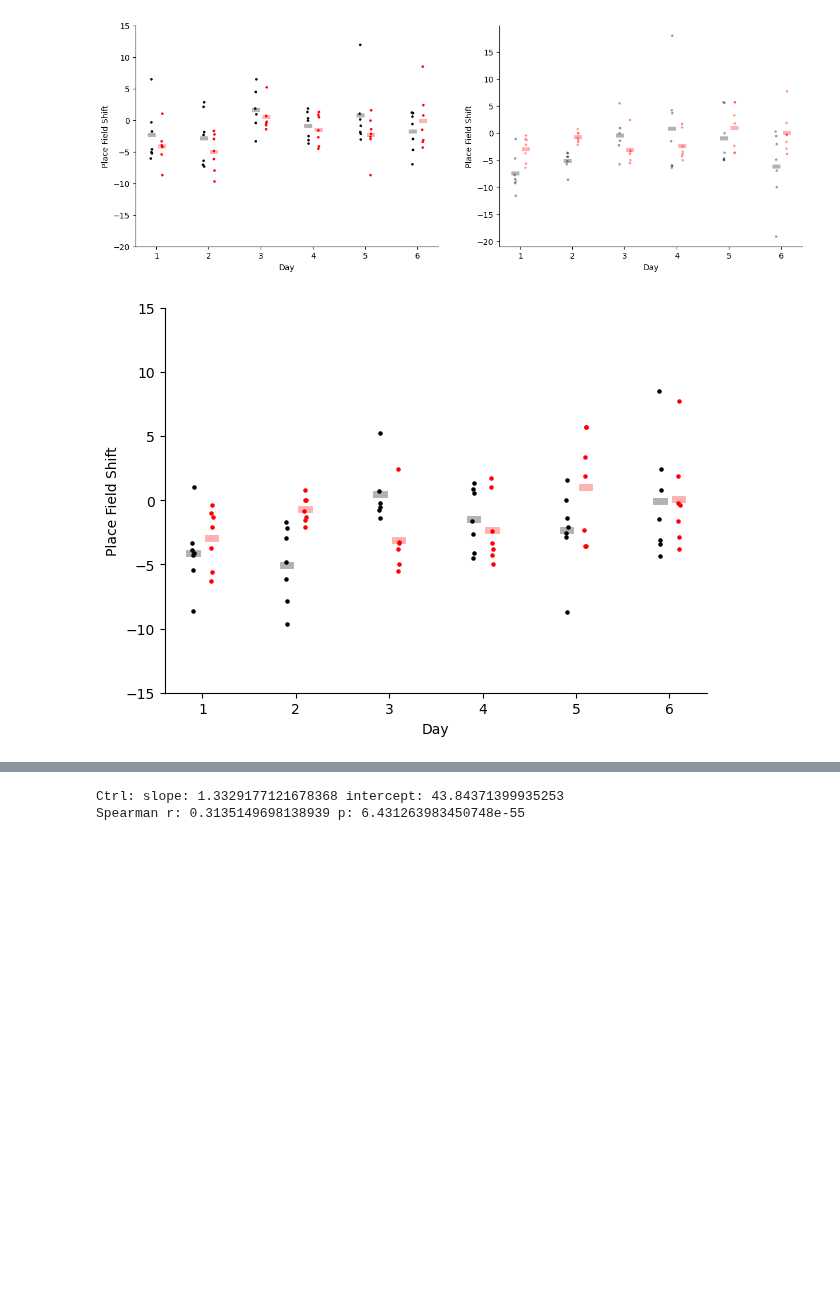
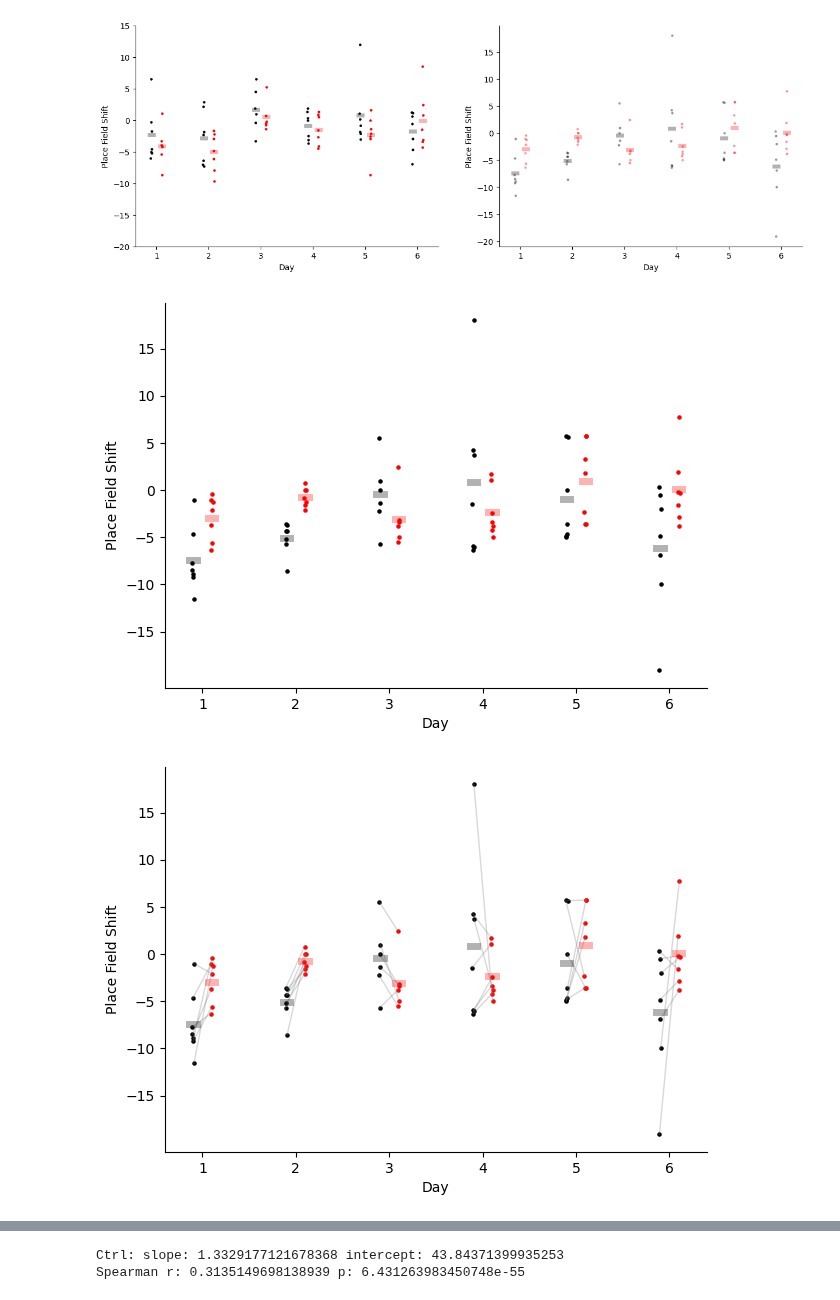
Before and after one commit to GiocomoLab/STX3KO_analyses, a Jupyter notebook: sparse_notebooks/ActiveNotebooks/SingleField_AcrossDays.ipynb, the cells around one changed output, grey strips where cells are left out. Cells and saved outputs as stored; diff of their text form; code cells hidden in the pictures; blank space fills up the shorter version.

```diff
--- a/sparse_notebooks/ActiveNotebooks/SingleField_AcrossDays.ipynb
+++ b/sparse_notebooks/ActiveNotebooks/SingleField_AcrossDays.ipynb
@@ -1015,7 +1053,7 @@ plot_arr = np.zeros([2, 2, 7, 6 ])
 
 for m, mouse in enumerate(sparse_mice):
     for day in range(6):
-        mask = (df_shifts['ko']==1) & (df_shifts['mouse'] == mouse) & (df_shifts['day']==day) & (df_shifts['nov']==0)#& (df_shifts['init_speed']>.05)
+        mask = (df_shifts['ko']==0) & (df_shifts['mouse'] == mouse) & (df_shifts['day']==day) & (df_shifts['nov']==1)#& (df_shifts['init_speed']>.05)
 
         shifts = df_shifts['shifts'].loc[mask ]
         plot_arr[0,0,m,day]=np.nanmean(10*shifts)
@@ -1060,4 +1098,61 @@ ax.set_xticklabels(np.arange(1,7))
 ax.set_yticks(np.arange(-15,20,5))
 fig.savefig(os.path.join(figdir, "nov_arm_field_shift_summary.pdf"))
 # %% [output]
-[figure, old version]
+[figure, new version]
+# %%
+fig, ax = plt.subplots(1,1, figsize = [7,5], sharey=False)
+
+plot_arr = np.zeros([2, 2, 7, 6 ])
+
+
+
+for m, mouse in enumerate(sparse_mice):
+    for day in range(6):
+        mask = (df_shifts['ko']==0) & (df_shifts['mouse'] == mouse) & (df_shifts['day']==day) & (df_shifts['nov']==1)#& (df_shifts['init_speed']>.05)
+
+        shifts = df_shifts['shifts'].loc[mask ]
+        plot_arr[0,0,m,day]=np.nanmean(10*shifts)
+#         ax.scatter(10*day+.1*m + 3, np.nanmean(shifts), color='red', s=20)
+
+
+
+for m, mouse in enumerate(sparse_mice):
+    for day in range(6):
+        mask = (df_shifts['ko']==1) & (df_shifts['mouse'] == mouse) & (df_shifts['day']==day) & (df_shifts['nov']==1)#& (df_shifts['init_speed']>.05)
+
+        shifts = df_shifts['shifts'].loc[mask ]
+        plot_arr[0,1,m,day]=np.nanmean(10*shifts)
+#         ax.scatter(10*day+.1*m + 4, np.nanmean(shifts), color='red', s=20, alpha=.3)
+
+
+
+for day in range(6):
+    # For nov == 0 (ax[0])
+    for m in range(plot_arr.shape[2]):
+        x0 = 5 * day - 0.5 + np.linspace(-0.05, 0.05, num=plot_arr.shape[2])[m]
+        x1 = 5 * day + 0.5 + np.linspace(-0.05, 0.05, num=plot_arr.shape[2])[m]
+        y0 = plot_arr[0, 0, m, day]
+        y1 = plot_arr[0, 1, m, day]
+        if not np.isnan(y0) and not np.isnan(y1):
+            ax.plot([x0, x1], [y0, y1], color='gray', alpha=0.3, linewidth=1)
+
+    ax.scatter(5*day - .5 + np.linspace(-0.05, .05, num=plot_arr.shape[2]), plot_arr[0, 0, :, day], color='black', s=5)
+    ax.plot(5*day - .5 + np.array([-.2, .2]), np.nanmean(plot_arr[0, 0, :, day])*np.ones([2, ]), color='black', linewidth=5, alpha=0.3)
+
+    ax.scatter(5*day + .5 + np.linspace(-0.05, .05, num=plot_arr.shape[2]), plot_arr[0, 1, :, day], color='red', s=5)
+    ax.plot(5*day + .5 + np.array([-.2, .2]), np.nanmean(plot_arr[0, 1, :, day])*np.ones([2, ]), color='red', linewidth=5, alpha=0.3)
+
+
+
+# ax.set_xticks(10*np.arange(6)+2)
+# ax.set_xticklabels(np.arange(6))
+ax.set_xlabel('Day')
+ax.set_ylabel('Place Field Shift')
+ax.spines['top'].set_visible(False)
+ax.spines['right'].set_visible(False)
+ax.set_xticks(np.arange(0,26,5))
+ax.set_xticklabels(np.arange(1,7))
+ax.set_yticks(np.arange(-15,20,5))
+fig.savefig(os.path.join(figdir, "nov_arm_field_shift_summary.pdf"))
+# %% [output]
+[figure, added]
```
Also changed, not shown: parts of 13 cells of this notebook, 4 other files.
